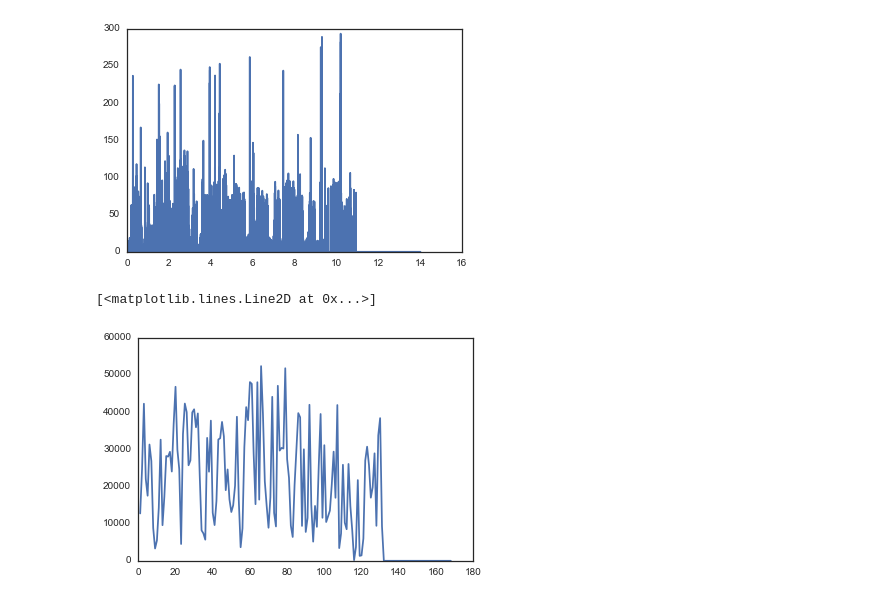
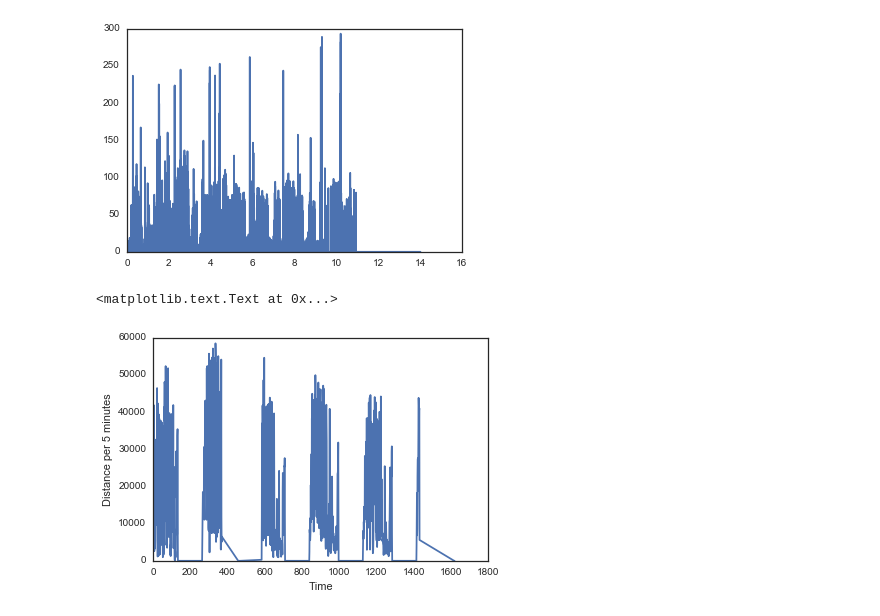
Before and after one commit to lmn93beo/Finch_Movement, a Jupyter notebook: Finch_Movement.ipynb, the cells around one changed output. Drawn from its saved outputs; the diff is of its cells as text; code cells hidden in the pictures.

```diff
--- a/Finch_Movement.ipynb
+++ b/Finch_Movement.ipynb
@@ -68,8 +77,27 @@ for coord in ax_pos:
 # %%
-# Get displacement from x and y coords
-dx = np.diff(day_frame_0925['x'])
-dy = np.diff(day_frame_0925['y'])
-displacement = np.sqrt(dx * dx + dy * dy)
+def get_displacement(day_frame):
+    '''
+    Get displacement from x and y coords
+    '''
+    dx = np.diff(day_frame['x'])
+    dy = np.diff(day_frame['y'])
+    displacement = np.sqrt(dx * dx + dy * dy)
 
-# Diff returns n-1 values, so concatenate a 0 behind and make a new column
-day_frame_0925['Displacement'] = np.concatenate((displacement, [0]))
+    # Diff returns n-1 values, so concatenate a 0 behind and make a new column
+    return np.concatenate((displacement, [0]))
+
+def get_zeit(day_frame, start_time_str=None):
+    '''
+    Compute the zeitgeber time, starting from 9am, in unit of hours
+    '''
+    timeseries = pd.to_datetime(day_frame[['Day','Month', 'Year','Hour','Minute','Second']])
+
+    if start_time_str == None:
+        starttime = timeseries[0]
+    else:
+        starttime = pd.to_datetime(start_time_str)
+
+    return (timeseries - starttime) / pd.Timedelta(1, unit='h')
+# %%
+frame_2CW100_all['Displacement'] = get_displacement(frame_2CW100_all)
+frame_2CW100_all['ZeitTime'] = get_zeit(frame_2CW100_all, start_time_str='9/25/2016 9:00AM')
@@ -95,8 +124,8 @@ plt.plot(day_frame_0925['ZeitTime'], day_frame_0925['Displacement'])
 # %%
 def aggregate_activity(day_frame, time, unit):
     """
-    Unit: either hour/minute/sec
-    Returns a data frame which is the total distance travelled in each unit time specified
+    Unit: either 'Hour', 'Minute', or 'Second'
+    Returns a data frame which is the total distance travelled in time * unit time specified
     """
     if unit == 'Hour':
         scale = 3600
@@ -117,15 +146,11 @@ def aggregate_activity(day_frame, time, unit):
     group = (day_frame['ZeitTime'] / (group_duration/3600.0)).astype('int')
     agg_displacement = day_frame['Displacement'].groupby(group)
     return agg_displacement.sum()
-
-
-    #day_frame_grouped = day_frame[cols_to_group + ['Displacement']].groupby(cols_to_group, as_index=False)
-    #agg_displacement = day_frame_grouped.sum()
-
-    #return agg_displacement
 # %%
-activity = aggregate_activity(day_frame_0925, time=5, unit='Minute')
+activity = aggregate_activity(frame_2CW100_all, time=5, unit='Minute')
 plt.plot(activity)
+plt.xlabel('Time')
+plt.ylabel('Distance per 5 minutes')
 # %% [output]
-[<matplotlib.lines.Line2D at 0x...>]
+<matplotlib.text.Text at 0x...>
-[figure, old version]
+[figure, new version]
```
Also changed, not shown: parts of 11 cells of this notebook.
